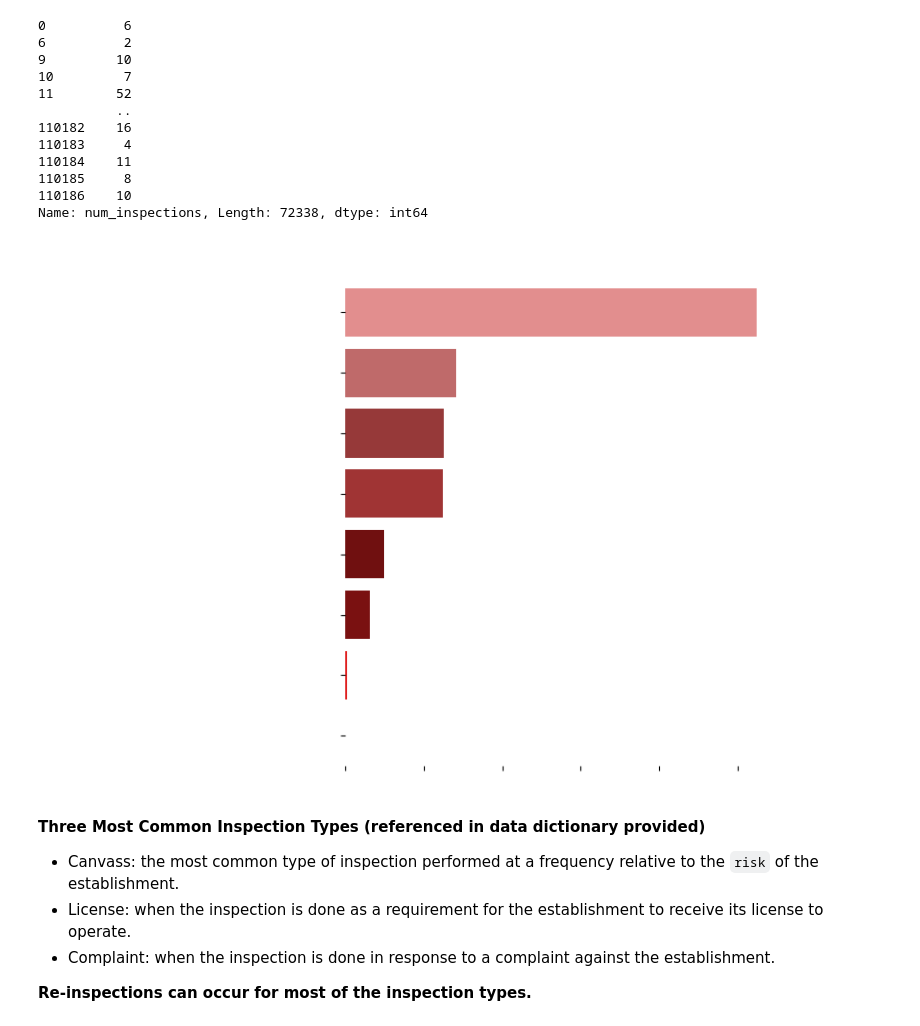
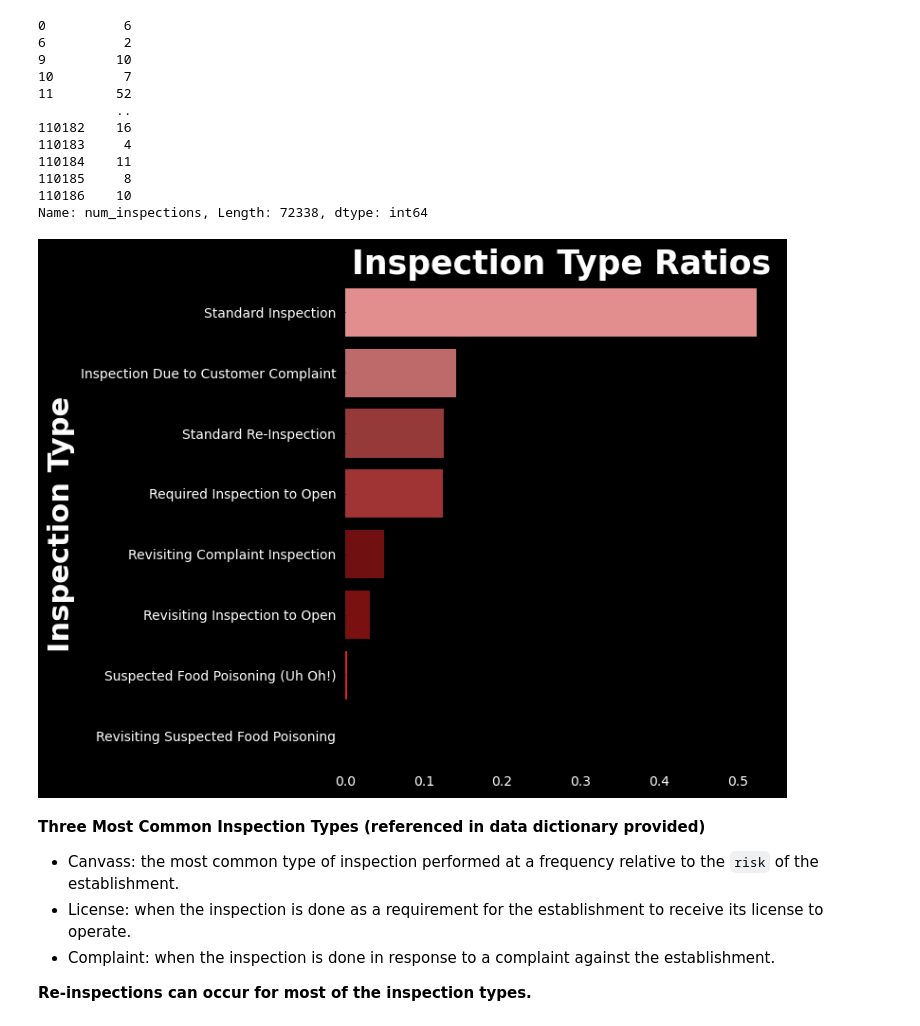
Before and after one commit to CharlesCro/food-inspections, a Jupyter notebook: code/notebooks/01_EDA.ipynb, the cells around one changed output. Cells and saved outputs as stored; diff of their text form; code cells hidden in the pictures.

```diff
--- a/code/notebooks/01_EDA.ipynb
+++ b/code/notebooks/01_EDA.ipynb
@@ -247,37 +247,37 @@ Name: num_inspections, Length: 72338, dtype: int64
 # Inspection type frequency visualized.
 types = chicago['inspection_type'].value_counts(normalize = True)
 
 plt.figure(figsize =  (8, 6))
 
 sns.barplot(x = types.values,
             y = types.index,
             orient = 'h',
             palette = ['lightcoral', 'indianred', 'brown', 'firebrick', 'maroon', 'darkred', 'red', 'salmon'],
             hue = types.index,
             legend = False)
 
 # Customization altered to match aesthetic of presentation and may not appear correctly in notebook if you have light theme.
 plt.title('Inspection Type Ratios', color = 'white', fontsize = 25, fontweight = 'bold')
 plt.ylabel('Inspection Type', color = 'white', fontsize = 22, fontweight = 'bold')
 
 plt.xticks(color = 'white')
 plt.yticks(color = 'white')
 
 ax = plt.gca()
 
-# Set to transparent.
-ax.patch.set_alpha(0)
-plt.gcf().patch.set_alpha(0)
+# Set black background.
+ax.set_facecolor('black')
+plt.gcf().set_facecolor('black')
 
 # Remove borders.
 for spine in ['top', 'right', 'left', 'bottom']:
     ax.spines[spine].set_visible(False)
 
 plt.tight_layout()
 # Save plot to images folder.
 plt.savefig('../../images/inspection_types.png');
 # %% [output]
-[figure, old version]
+[figure, new version]
 # %% [markdown]
 **Three Most Common Inspection Types (referenced in data dictionary provided)**
 
```
Also changed, not shown: parts of 4 cells of this notebook, 8 other files.
